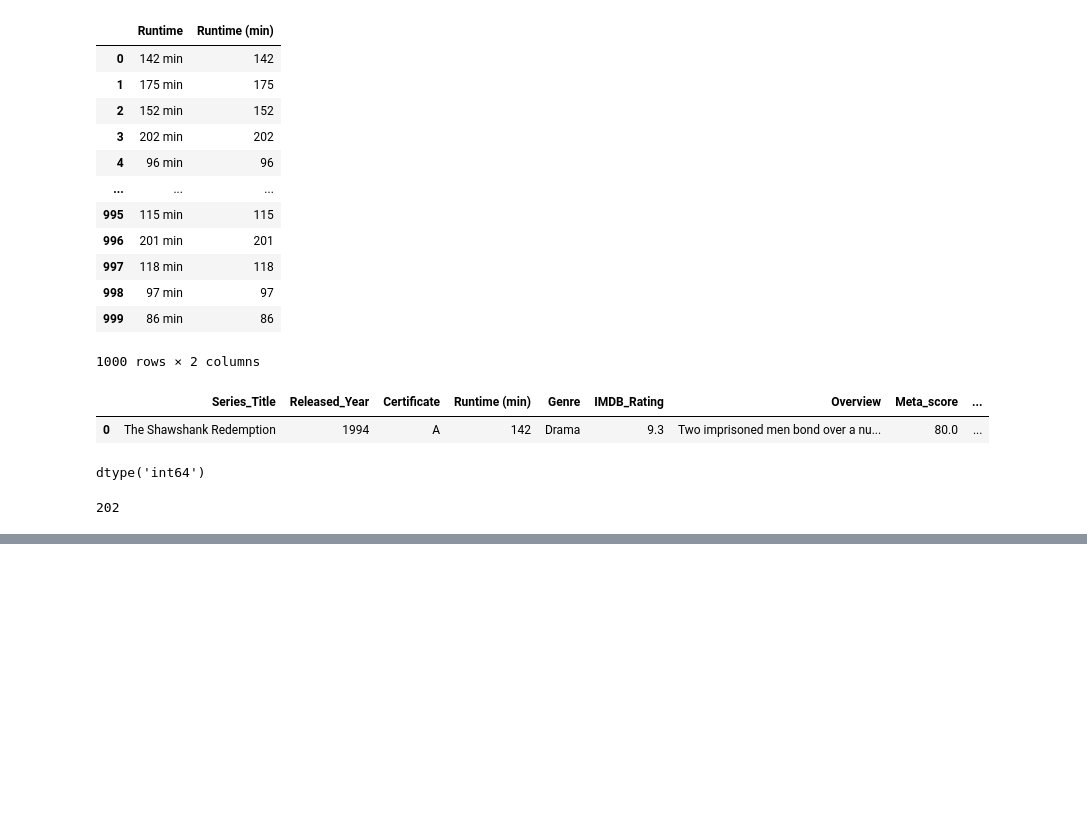
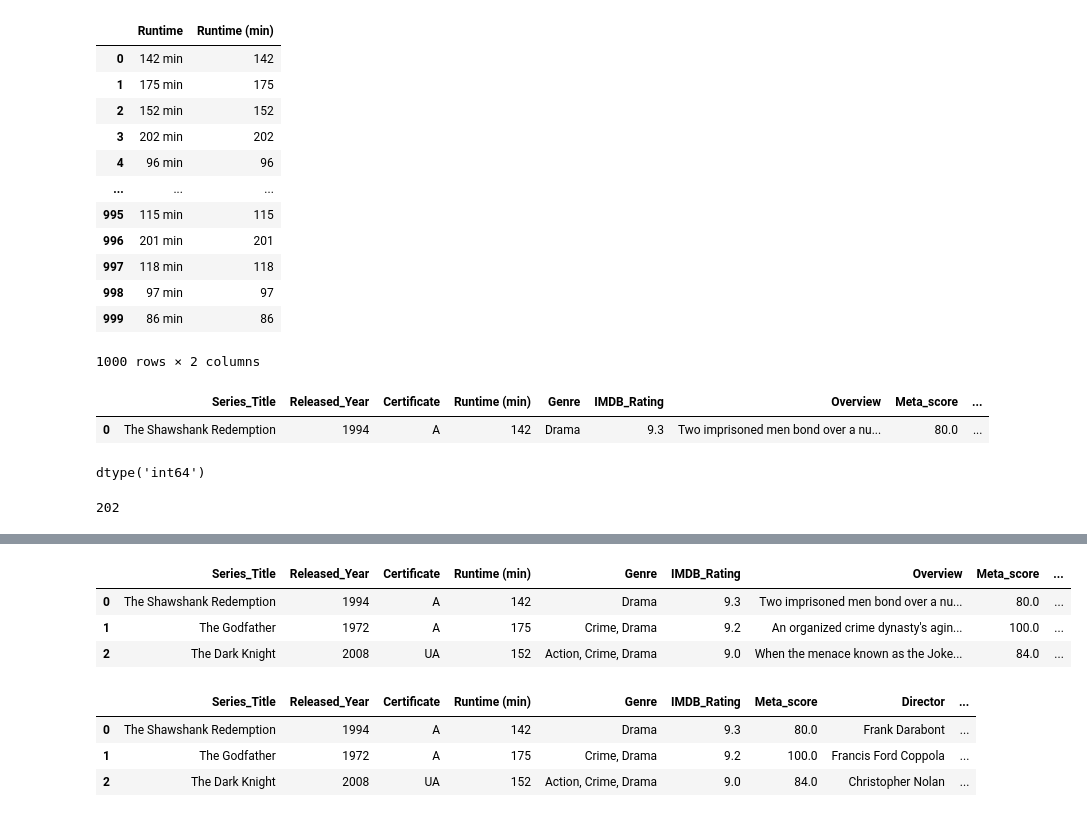
Before and after one commit to AbubakrBardien/movie-dataset-analysis, a Jupyter notebook: Data_Cleaning.ipynb, the cells around one changed output, grey strips where cells are left out. Cells and saved outputs as stored; diff of their text form; code cells hidden in the pictures; blank space fills up the shorter version.

```diff
--- a/Data_Cleaning.ipynb
+++ b/Data_Cleaning.ipynb
@@ -193,0 +234,3 @@ len(df["Genre"].unique())
+# %%
+df = df.drop(966)
+df = df.reset_index(drop=True)
@@ -193,0 +246,2 @@ len(df["Genre"].unique())
+# %%
+df["Released_Year"] = df["Released_Year"].astype(int)
@@ -193,0 +283,3 @@ len(df["Genre"].unique())
+# %%
+df["Gross"] = df["Gross"].str.replace(",", "", regex=False)
+df["Gross"] = pd.to_numeric(df["Gross"])
@@ -193,0 +307,3 @@ len(df["Genre"].unique())
+# %%
+df.fillna({"Gross": -1}, inplace=True)
+df["Gross"] = df["Gross"].astype(int)
@@ -193,0 +329,15 @@ len(df["Genre"].unique())
+# %%
+df.head(3)
+# %% [output]
+|  | Series_Title | Released_Year | Certificate | Runtime (min) | Genre | IMDB_Rating | Overview | Meta_score | ... |
+| 0 | The Shawshank Redemption | 1994 | A | 142 | Drama | 9.3 | Two imprisoned men bond over a nu... | 80.0 | ... |
+| 1 | The Godfather | 1972 | A | 175 | Crime, Drama | 9.2 | An organized crime dynasty's agin... | 100.0 | ... |
+| 2 | The Dark Knight | 2008 | UA | 152 | Action, Crime, Drama | 9.0 | When the menace known as the Joke... | 84.0 | ... |
+# %%
+df.drop(columns=["Overview"], inplace=True) # "Overview" is unneeded
+df.head(3)
+# %% [output]
+|  | Series_Title | Released_Year | Certificate | Runtime (min) | Genre | IMDB_Rating | Meta_score | Director | ... |
+| 0 | The Shawshank Redemption | 1994 | A | 142 | Drama | 9.3 | 80.0 | Frank Darabont | ... |
+| 1 | The Godfather | 1972 | A | 175 | Crime, Drama | 9.2 | 100.0 | Francis Ford Coppola | ... |
+| 2 | The Dark Knight | 2008 | UA | 152 | Action, Crime, Drama | 9.0 | 84.0 | Christopher Nolan | ... |
```
Also changed, not shown: parts of 14 cells of this notebook, 1 other file.
